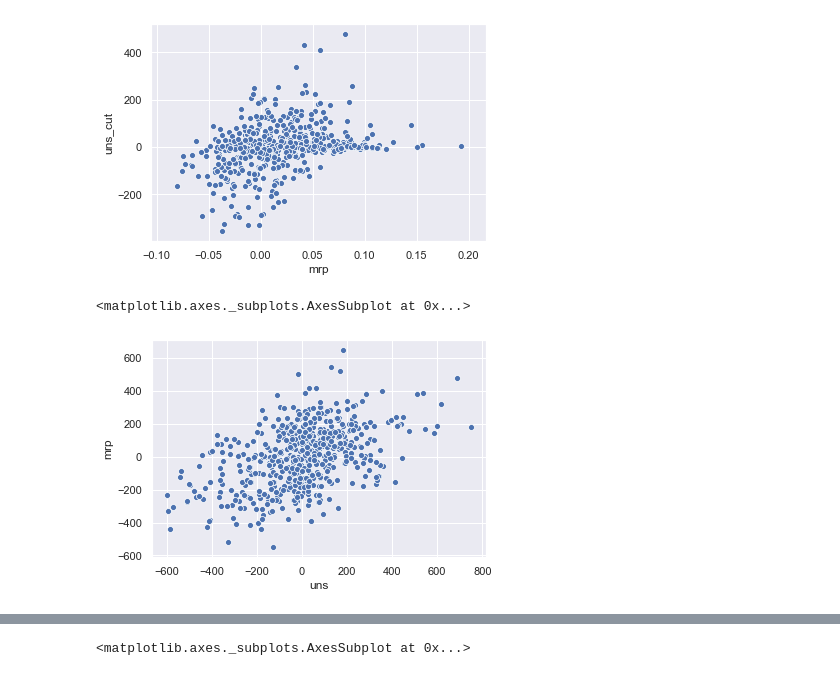
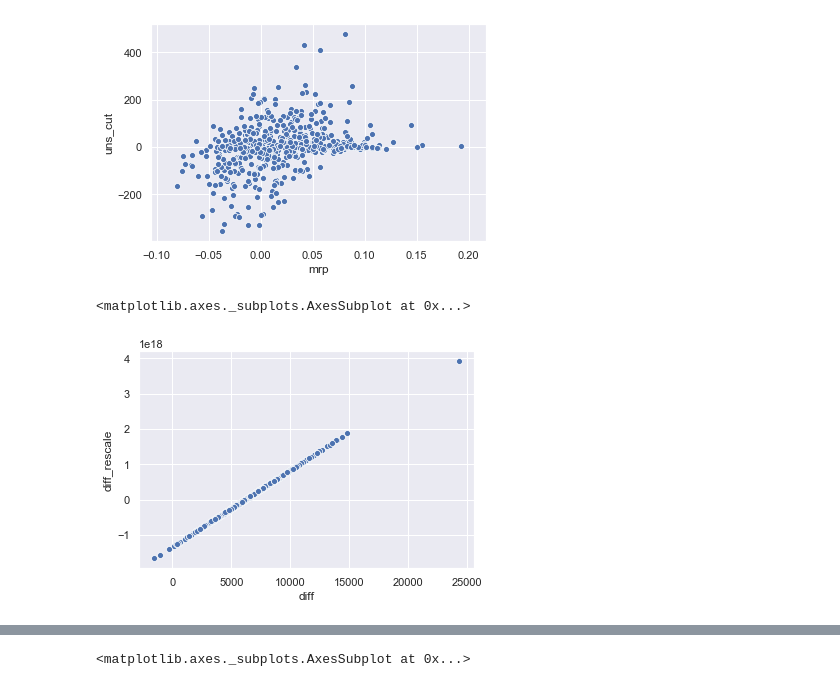
Before and after one commit to velocirobbie/labour-campaigns, a Jupyter notebook: cutoff_compare.ipynb, the cells around one changed output, grey strips where cells are left out. Drawn from its saved outputs; the diff is of its cells as text; code cells hidden in the pictures.

```diff
--- a/cutoff_compare.ipynb
+++ b/cutoff_compare.ipynb
@@ -212,10 +212,10 @@ sns.scatterplot(x=scores['mrp'], y=results['uns_cut'])
 <matplotlib.axes._subplots.AxesSubplot at 0x...>
 [figure]
 # %%
-sns.scatterplot(x=results['uns'], y=results['mrp'])
+sns.scatterplot(x=scores['diff'], y=results['diff_rescale'])
 # %% [output]
 <matplotlib.axes._subplots.AxesSubplot at 0x...>
-[figure, old version]
+[figure, new version]
 # %%
 results.sort_values('diff',ascending=False).head()
 # %% [output]
```
Also changed, not shown: parts of 1 cell of this notebook.
